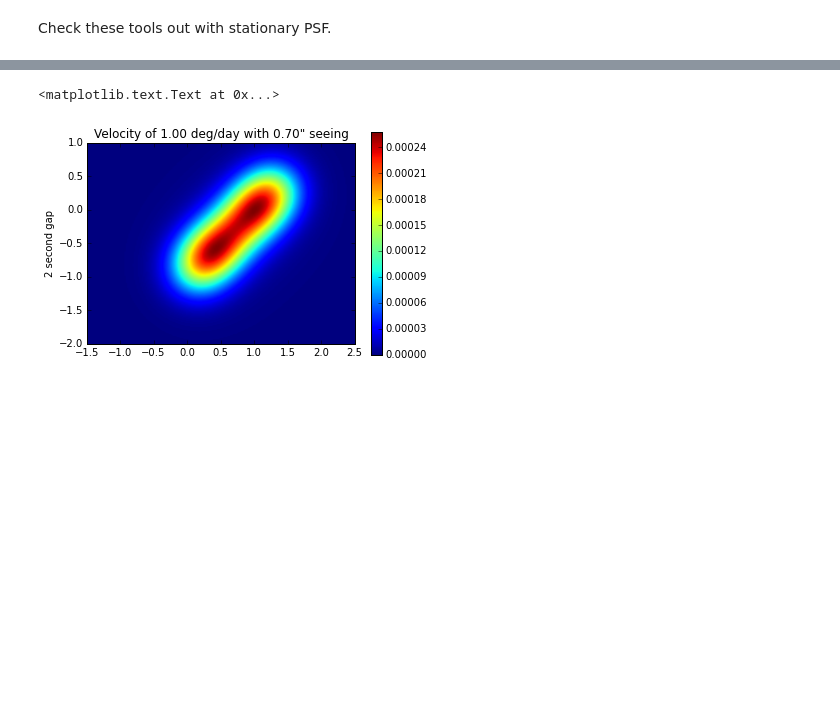
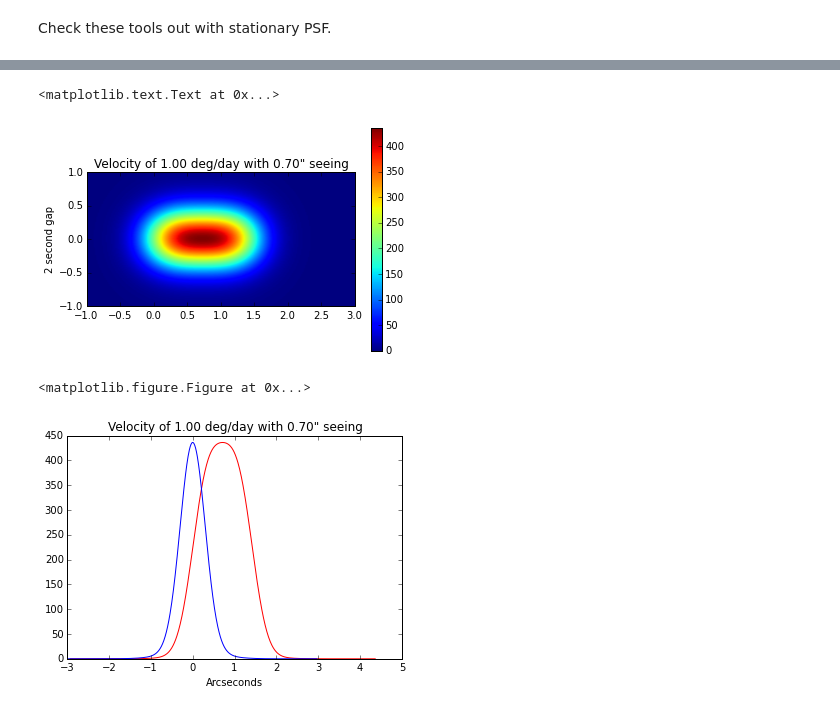
Before and after one commit to rhiannonlynne/MafSSO, a Jupyter notebook: Trailing Losses.ipynb, the cells around one changed output, grey strips where cells are left out. Cells and saved outputs as stored; diff of their text form; code cells hidden in the pictures; blank space fills up the shorter version.

```diff
--- a/Trailing Losses.ipynb
+++ b/Trailing Losses.ipynb
@@ -79,9 +86,9 @@ def zoomImage(x, y, flux, zoom=[-1, 1, -1, 1], zmax=1.6):
     binsize = (zoom[3] - zoom[2])/nbins
     yg = np.arange(zoom[2], zoom[3]+binsize, binsize)
     xgrid, ygrid = np.meshgrid(xg, yg)
-    showflux = interpolate.interpn((x, y), flux, (xgrid, ygrid),
+    showflux = interpolate.interpn((y, x), flux, (ygrid, xgrid),
                                    method='splinef2d', bounds_error=False, fill_value=0)
-    plt.imshow(showflux, extent=zoom, vmin=0, vmax=zmax)
+    plt.imshow(showflux, extent=zoom, vmin=0, vmax=zmax, origin='lower')
     plt.colorbar()
 # %%
 def crossSection(x, y, flux, xi=None, yi=None):
@@ -90,10 +97,11 @@ def crossSection(x, y, flux, xi=None, yi=None):
         xi = np.mean(x)
     if yi is None:
         yi = np.mean(y)
+    # Find closest point in x/y arrays.
     xindx = np.argmin(np.abs(x-xi))
     yindx = np.argmin(np.abs(y-yi))
-    fluxx = flux[xindx][:]
-    fluxy = flux[:][yindx]
+    fluxx = flux[yindx][:]
+    fluxy = np.swapaxes(flux, 0, 1)[xindx][:]
     return fluxx, fluxy
 # %% [markdown]
 Check these tools out with stationary PSF.
@@ -128,7 +153,8 @@ Now simulate a moving object as a series of stationary PSFs, summing all the flu
 def movingPSF(velocity=1.0, seeing=0.7, totalflux=1.0, side='L'):
     "Simulate a moving object;  velocity (deg/day), seeing(arcsecond), side='L' or 'R' (L=4sec gap)"""
     velocity = velocity / 24.0 #arcsecond/second
-    exposuretime = np.arange(0, 15.01, 0.2) #seconds
+    exposureTimeSteps = seeing/velocity/20.0
+    exposuretime = np.arange(0, 15+exposureTimeSteps/2.0, exposureTimeSteps) #seconds
     timesL = np.concatenate([exposuretime, exposuretime+exposuretime.max()+4])
     timesR = np.concatenate([exposuretime+1., exposuretime+exposuretime.max()+2.+1])
     positionL = velocity * timesL
@@ -151,13 +177,13 @@ def movingPSF(velocity=1.0, seeing=0.7, totalflux=1.0, side='L'):
     xmax = np.array([x.max() for x in xlist]).max()
     ymin = np.array([y.min() for y in ylist]).min()
     ymax = np.array([y.max() for y in ylist]).max()
-    stepsize = 0.02 #arcseconds
+    stepsize = 0.01 #arcseconds
     x = np.arange(xmin, xmax+stepsize, stepsize)
     y = np.arange(ymin, ymax+stepsize, stepsize)
     xgrid, ygrid = np.meshgrid(x, y)
     flux = np.zeros(np.shape(xgrid), float)
     for xi, yi, fi in zip(xlist, ylist, fluxlist):
-        f = interpolate.interpn((xi, yi), fi, (xgrid, ygrid), bounds_error=False, fill_value=0)
+        f = interpolate.interpn((yi, xi), fi, (ygrid, xgrid), bounds_error=False, fill_value=0)
         flux += f
     flux = flux / flux.sum() * totalflux
-    return x, y, flux, fluxlist
+    return x, y, flux
@@ -176,0 +190,4 @@ plt.imshow(flux)
+# %%
+velocity = 1.0 #deg/day
+seeing = 0.7 #arcseconds
+x, y, flux = movingPSF(velocity=velocity, seeing=seeing, totalflux=5e6)
@@ -184,8 +215,18 @@ plt.ylabel('4 second gap')
 # %%
-x, y, flux = movingPSF(side='R')
-zoomImage(x, y, np.swapaxes(flux, 0, 1), zoom=[-1.5, 2.5, -2, 1], zmax=flux.max())
-plt.title('Velocity of %.2f deg/day with %.2f" seeing' %(velocity*24, seeing))
+x, y, flux = movingPSF(side='R', velocity=velocity, seeing=seeing, totalflux=5e6)
+zoomImage(x, y, flux, zoom=[-1, 3, -1, 1], zmax=flux.max())
+plt.title('Velocity of %.2f deg/day with %.2f" seeing' %(velocity, seeing))
 plt.ylabel('2 second gap')
+plt.figure()
+fluxx, fluxy = crossSection(x, y, flux)
+
+plt.figure()
+plt.plot(x, fluxx, 'r', label='Lengthwise')
+plt.plot(y, fluxy, 'b', label='Crossection')
+plt.xlabel('Arcseconds')
+plt.title('Velocity of %.2f deg/day with %.2f" seeing' %(velocity, seeing))
 # %% [output]
 <matplotlib.text.Text at 0x...>
-[figure, old version]
+[figure, new version]
+<matplotlib.figure.Figure at 0x...>
+[figure, added]
```
Also changed, not shown: parts of 10 cells of this notebook.
